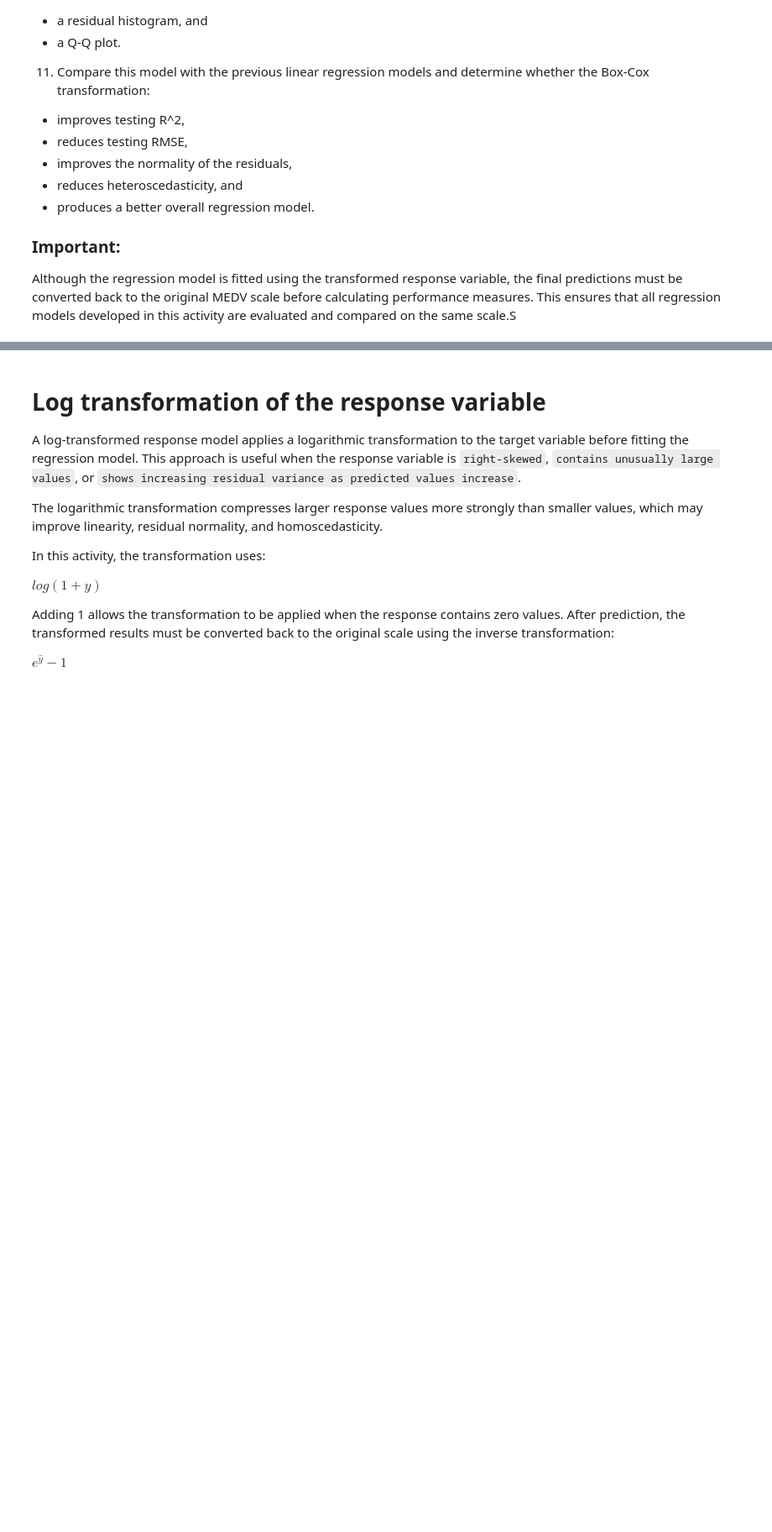
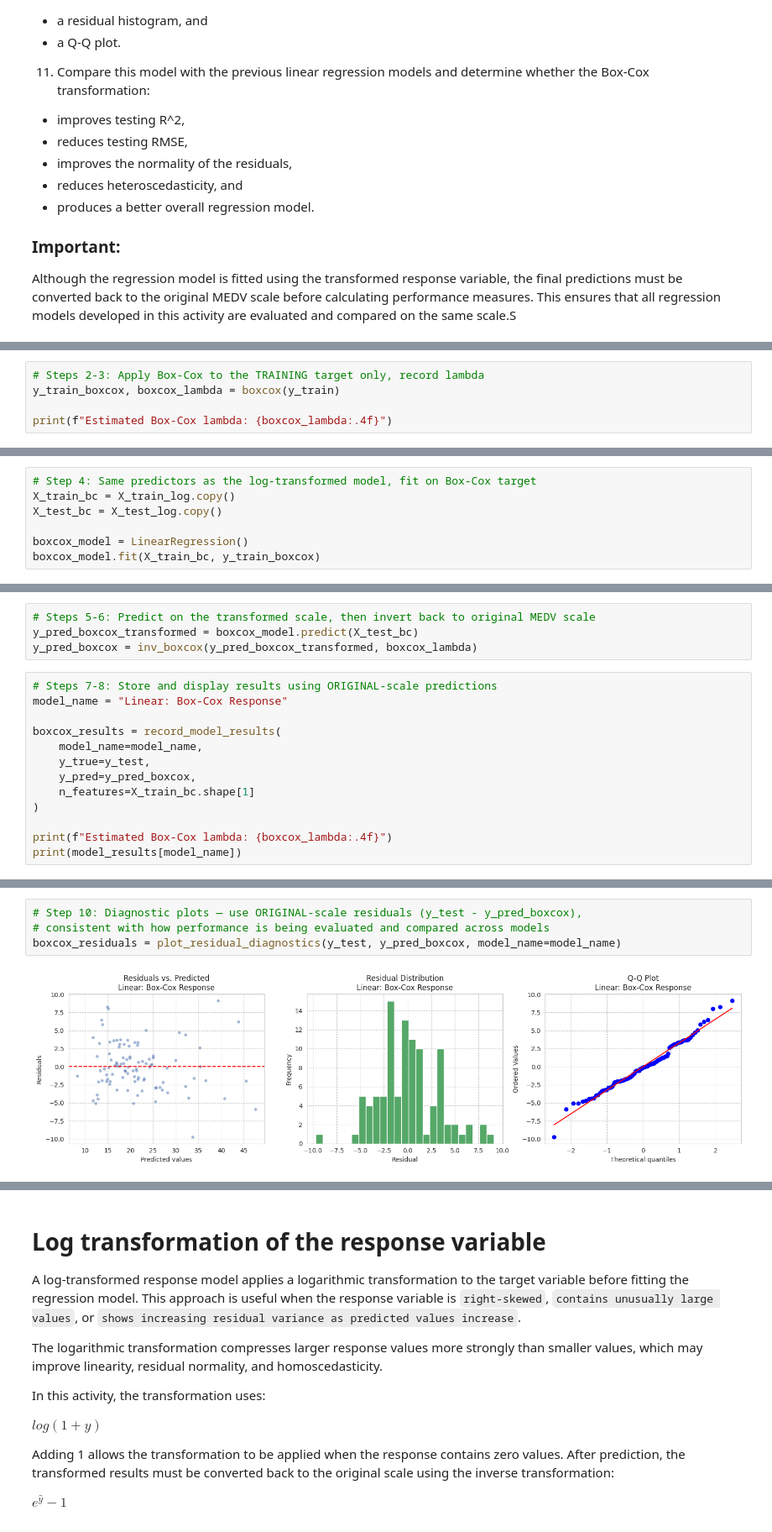
Before and after one commit to JoseAlberto88/Predictive-Analytics-, a Jupyter notebook: DAMO510_Module_04_in_Class_Activity_Starter_notebook.ipynb, the cells around one changed output, grey strips where cells are left out. Shown at 84% size. Cells and saved outputs as stored; diff of their text form; blank space fills up the shorter version.

```diff
--- a/DAMO510_Module_04_in_Class_Activity_Starter_notebook.ipynb
+++ b/DAMO510_Module_04_in_Class_Activity_Starter_notebook.ipynb
@@ -1674,0 +1667,5 @@ Linear: Box-Cox Response overall F-test p-value: 1.90607e-108
+# %%
+# Steps 2-3: Apply Box-Cox to the TRAINING target only, record lambda
+y_train_boxcox, boxcox_lambda = boxcox(y_train)
+
+print(f"Estimated Box-Cox lambda: {boxcox_lambda:.4f}")
@@ -1674,0 +1674,7 @@ Linear: Box-Cox Response overall F-test p-value: 1.90607e-108
+# %%
+# Step 4: Same predictors as the log-transformed model, fit on Box-Cox target
+X_train_bc = X_train_log.copy()
+X_test_bc = X_test_log.copy()
+
+boxcox_model = LinearRegression()
+boxcox_model.fit(X_train_bc, y_train_boxcox)
@@ -1674,0 +1683,17 @@ Linear: Box-Cox Response overall F-test p-value: 1.90607e-108
+# %%
+# Steps 5-6: Predict on the transformed scale, then invert back to original MEDV scale
+y_pred_boxcox_transformed = boxcox_model.predict(X_test_bc)
+y_pred_boxcox = inv_boxcox(y_pred_boxcox_transformed, boxcox_lambda)
+# %%
+# Steps 7-8: Store and display results using ORIGINAL-scale predictions
+model_name = "Linear: Box-Cox Response"
+
+boxcox_results = record_model_results(
+    model_name=model_name,
+    y_true=y_test,
+    y_pred=y_pred_boxcox,
+    n_features=X_train_bc.shape[1]
+)
+
+print(f"Estimated Box-Cox lambda: {boxcox_lambda:.4f}")
+print(model_results[model_name])
@@ -1674,0 +1739,6 @@ Linear: Box-Cox Response overall F-test p-value: 1.90607e-108
+# %%
+# Step 10: Diagnostic plots — use ORIGINAL-scale residuals (y_test - y_pred_boxcox),
+# consistent with how performance is being evaluated and compared across models
+boxcox_residuals = plot_residual_diagnostics(y_test, y_pred_boxcox, model_name=model_name)
+# %% [output]
+[figure, added]
```
Also changed, not shown: parts of 8 cells of this notebook.
